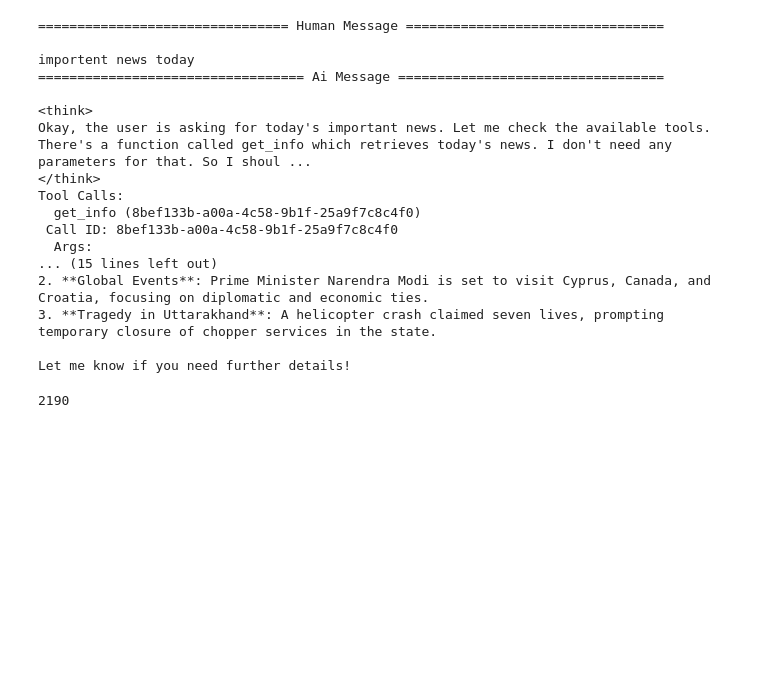
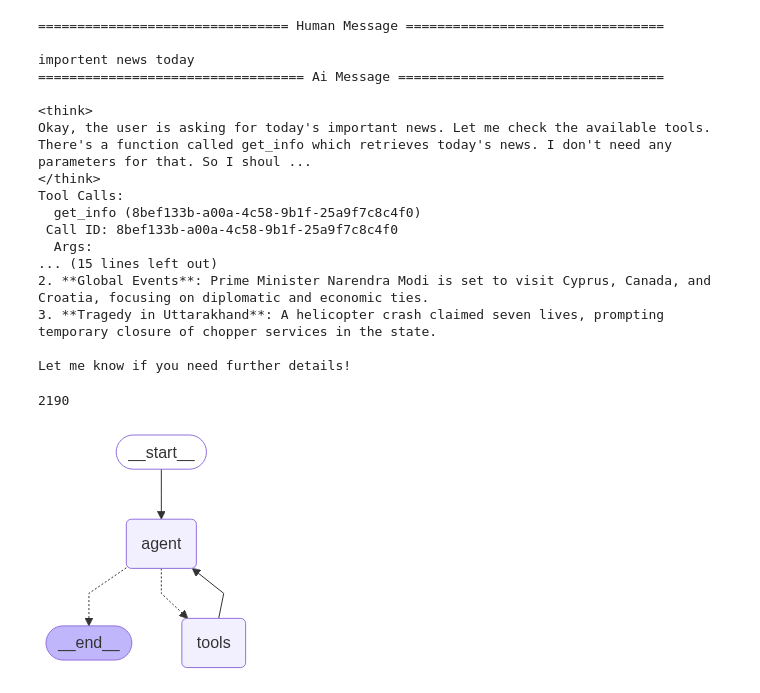
Before and after one commit to kshithij-code/langchain-practice, a Jupyter notebook: test1.ipynb, the cells around one changed output. Saved outputs shown, nothing was run; the diff lists cells and outputs as text; code cells hidden in the pictures; blank space fills up the shorter version.

```diff
--- a/test1.ipynb
+++ b/test1.ipynb
@@ -119,3 +119,8 @@ Let me know if you need further details!
 open("text.md","w",encoding="utf-8").write(output)
 # %% [output]
 2190
+# %%
+from IPython.display import Image
+Image(agent.get_graph().draw_mermaid_png())
+# %% [output]
+[figure, added]
```
Also changed, not shown: parts of 6 cells of this notebook, 7 other files.
